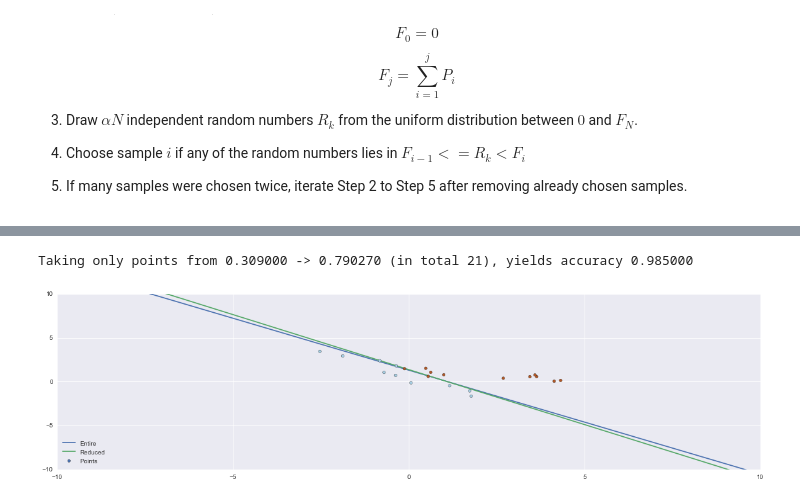
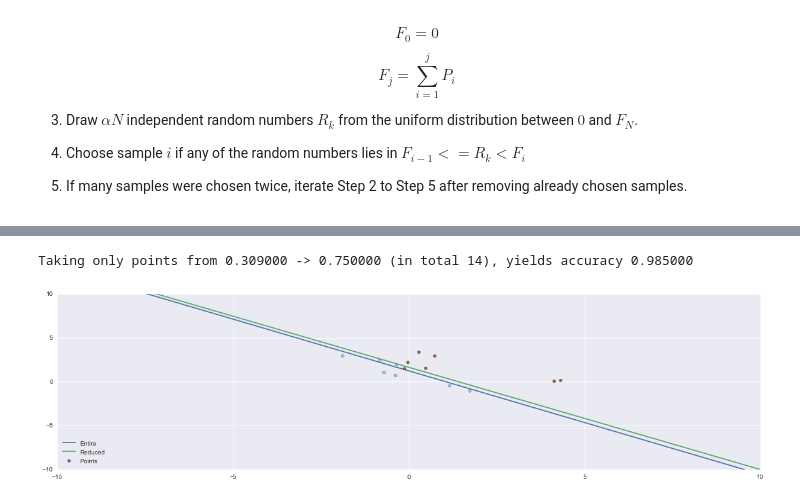
Before and after one commit to jkirsch/hashbucketscreening, a Jupyter notebook: docs/Bucket screening - Biased Sampling.ipynb, the cells around one changed output, grey strips where cells are left out. Saved outputs shown, nothing was run; the diff lists cells and outputs as text; code cells hidden in the pictures.

```diff
--- a/docs/Bucket screening - Biased Sampling.ipynb
+++ b/docs/Bucket screening - Biased Sampling.ipynb
@@ -376,5 +447,5 @@ from sklearn import preprocessing
 # %%
-screen = BucketScreening(1, X.shape[1], hashes=10, bias=True, uniform=True, mode='pos')
+screen = BucketScreening(2, X.shape[1], hashes=10, bias=True, uniform=True, mode='pos')
 
 # 6, 100
 # good 5 bits, hashes 100
@@ -394,27 +465,27 @@ screen.showPoints(X,Y)
 # %%
 # now just show the points that are not in the majority
-sets = ((0.309, 0.79027), (0.5,1))
+sets = ((0.309, 0.75), (0.5,1))
 (reducedX, reducedY) = screen.filter(X,Y, min=sets[0][0], max=sets[0][1])
 
 # train svm on the entire data
-entire = svm.SVC(kernel='linear', C=1.0)
+entire = svm.LinearSVC()#(kernel='linear', C=1.0)
 entire.fit(X,Y)
 
 plt.scatter(reducedX[:, 0], reducedX[:, 1], c=reducedY, zorder=10, cmap=plt.cm.Paired, label='Points', vmin=0, vmax=1)
 
-reduced = svm.SVC(kernel='linear', C=1.0)#LinearSVC(C=1)#kernel='linear')
+reduced = svm.LinearSVC()#SVC(kernel='linear', C=1.0)#LinearSVC(C=1)#kernel='linear')
 reduced.fit(reducedX, reducedY)
 s = reduced.score(X,Y)
 print "Taking only points from %f -> %f (in total %d), yields accuracy %f" % (sets[0][0], sets[0][1], reducedX.shape[0], s)
 plotHyperplane(entire.coef_[0],entire.intercept_[0],plt=plt,label='Entire')
 plotHyperplane(reduced.coef_[0],reduced.intercept_[0],plt=plt,label='Reduced')
 plt.xlim([-10,10])
 plt.ylim([-10,10])
 plt.legend(loc='lower left')
 plt.show()
 # %% [output]
-Taking only points from 0.309000 -> 0.790270 (in total 21), yields accuracy 0.985000
+Taking only points from 0.309000 -> 0.750000 (in total 14), yields accuracy 0.985000
-[figure, old version]
+[figure, new version]
 # %%
 screen.display(X,Y,0.07)
 # %% [output]
```
Also changed, not shown: parts of 10 cells of this notebook.
